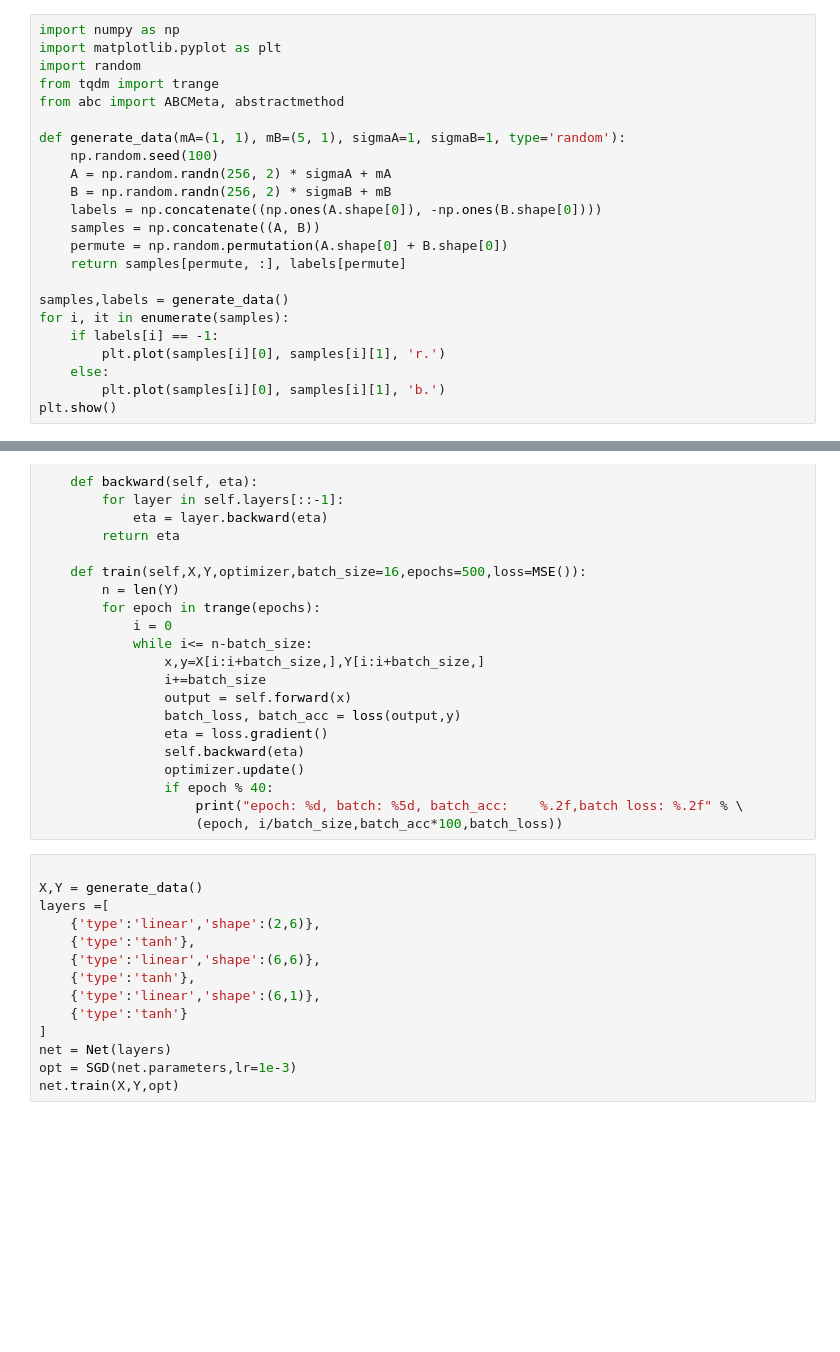
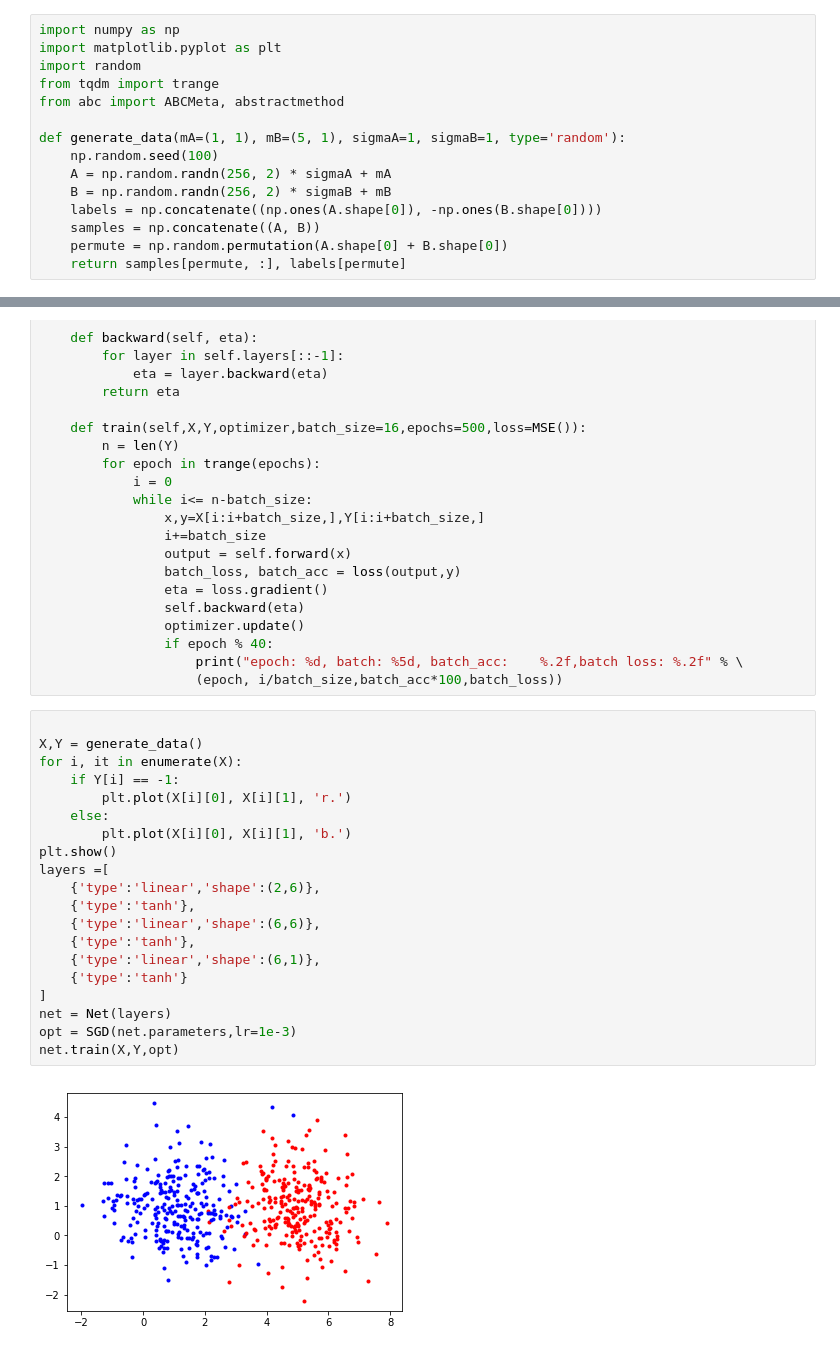
Before and after one commit to physics31415926/DD2437_ANN, a Jupyter notebook: Lab1/3_2.ipynb, the cells around one changed output, grey strips where cells are left out. Drawn from its saved outputs; the diff is of its cells as text; blank space fills up the shorter version.

```diff
--- a/Lab1/3_2.ipynb
+++ b/Lab1/3_2.ipynb
@@ -17,13 +17,5 @@ def generate_data(mA=(1, 1), mB=(5, 1), sigmaA=1, sigmaB=1, type='random'):
     samples = np.concatenate((A, B))
     permute = np.random.permutation(A.shape[0] + B.shape[0])
     return samples[permute, :], labels[permute]
-
-samples,labels = generate_data()
-for i, it in enumerate(samples):
-    if labels[i] == -1:
-        plt.plot(samples[i][0], samples[i][1], 'r.')
-    else:
-        plt.plot(samples[i][0], samples[i][1], 'b.')
-plt.show()
 # %% [markdown]
 Def of NN
@@ -212,15 +150,22 @@ class Net(Layer):
 # %%
 
 X,Y = generate_data()
+for i, it in enumerate(X):
+    if Y[i] == -1:
+        plt.plot(X[i][0], X[i][1], 'r.')
+    else:
+        plt.plot(X[i][0], X[i][1], 'b.')
+plt.show()
 layers =[
     {'type':'linear','shape':(2,6)},
     {'type':'tanh'},
     {'type':'linear','shape':(6,6)},
     {'type':'tanh'},
     {'type':'linear','shape':(6,1)},
     {'type':'tanh'}
 ]
 net = Net(layers)
 opt = SGD(net.parameters,lr=1e-3)
 net.train(X,Y,opt)
 # %% [output]
+[figure, added]
```
Also changed, not shown: parts of 4 cells of this notebook.
